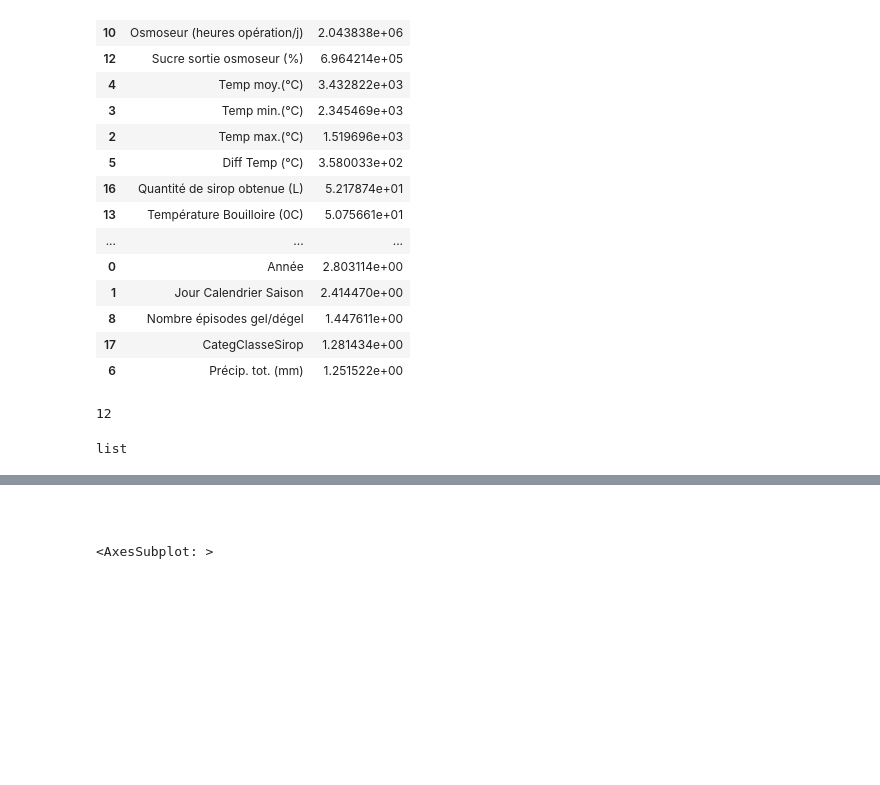
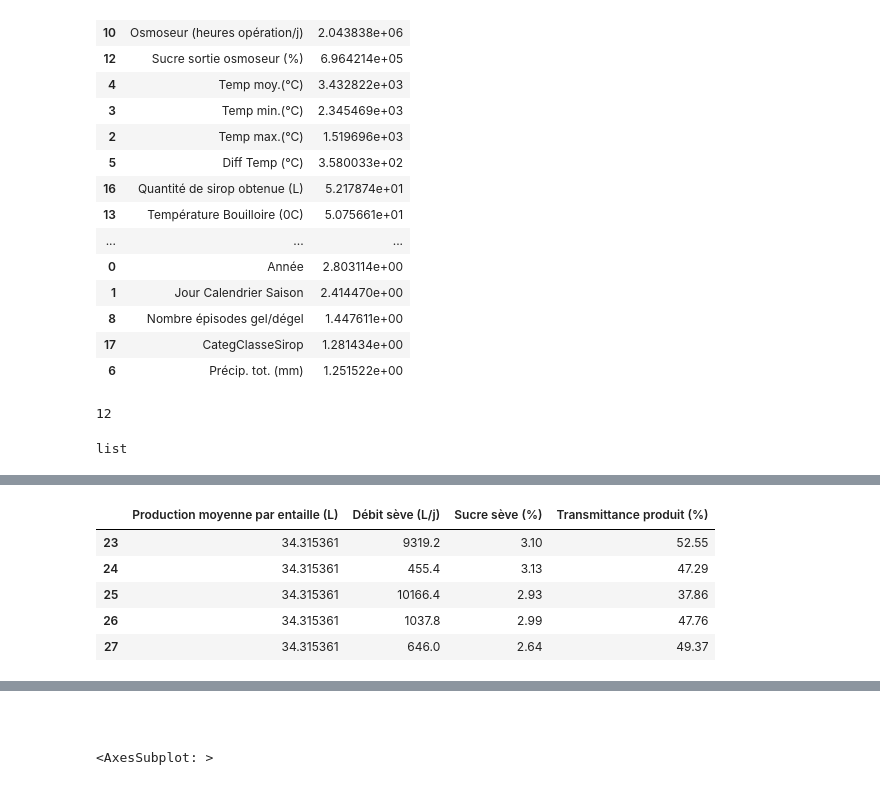
Before and after one commit to rennyatwork/CegepSteFoy_IA, a Jupyter notebook: 04_Eda/TP02/tp02_v08.ipynb, the cells around one changed output, grey strips where cells are left out. Drawn from its saved outputs; the diff is of its cells as text; code cells hidden in the pictures; blank space fills up the shorter version.

```diff
--- a/04_Eda/TP02/tp02_v08.ipynb
+++ b/04_Eda/TP02/tp02_v08.ipynb
@@ -376,0 +365,10 @@ filho da puta:  Quantité de sirop obtenue (L)
+# %%
+#type(dfNumerique_Y_cols)
+dfNumerique_Y_cols.head()
+# %% [output]
+|  | Production moyenne par entaille (L) | Débit sève (L/j) | Sucre sève (%) | Transmittance produit (%) |
+| 23 | 34.315361 | 9319.2 | 3.10 | 52.55 |
+| 24 | 34.315361 | 455.4 | 3.13 | 47.29 |
+| 25 | 34.315361 | 10166.4 | 2.93 | 37.86 |
+| 26 | 34.315361 | 1037.8 | 2.99 | 47.76 |
+| 27 | 34.315361 | 646.0 | 2.64 | 49.37 |
```
Also changed, not shown: parts of 11 cells of this notebook, 3 other files.
